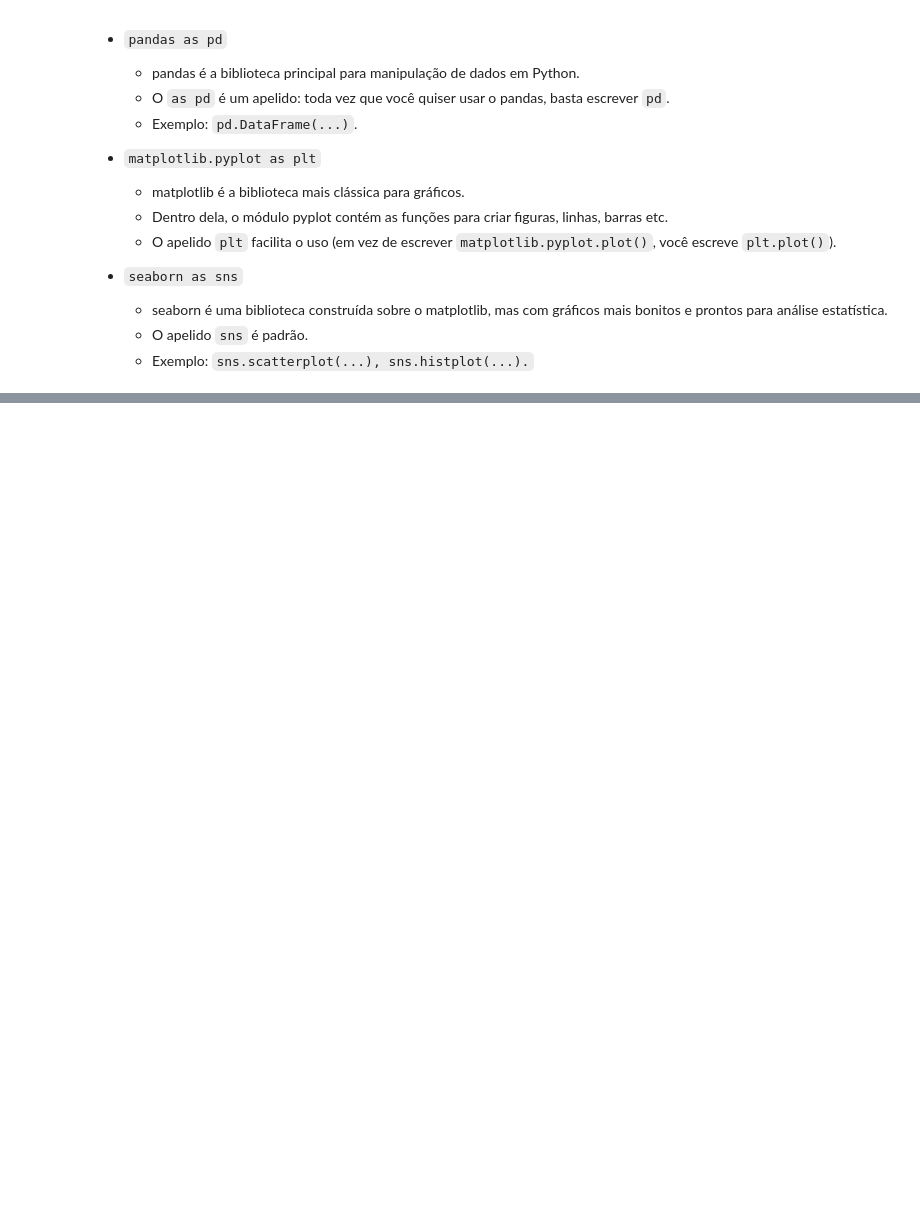
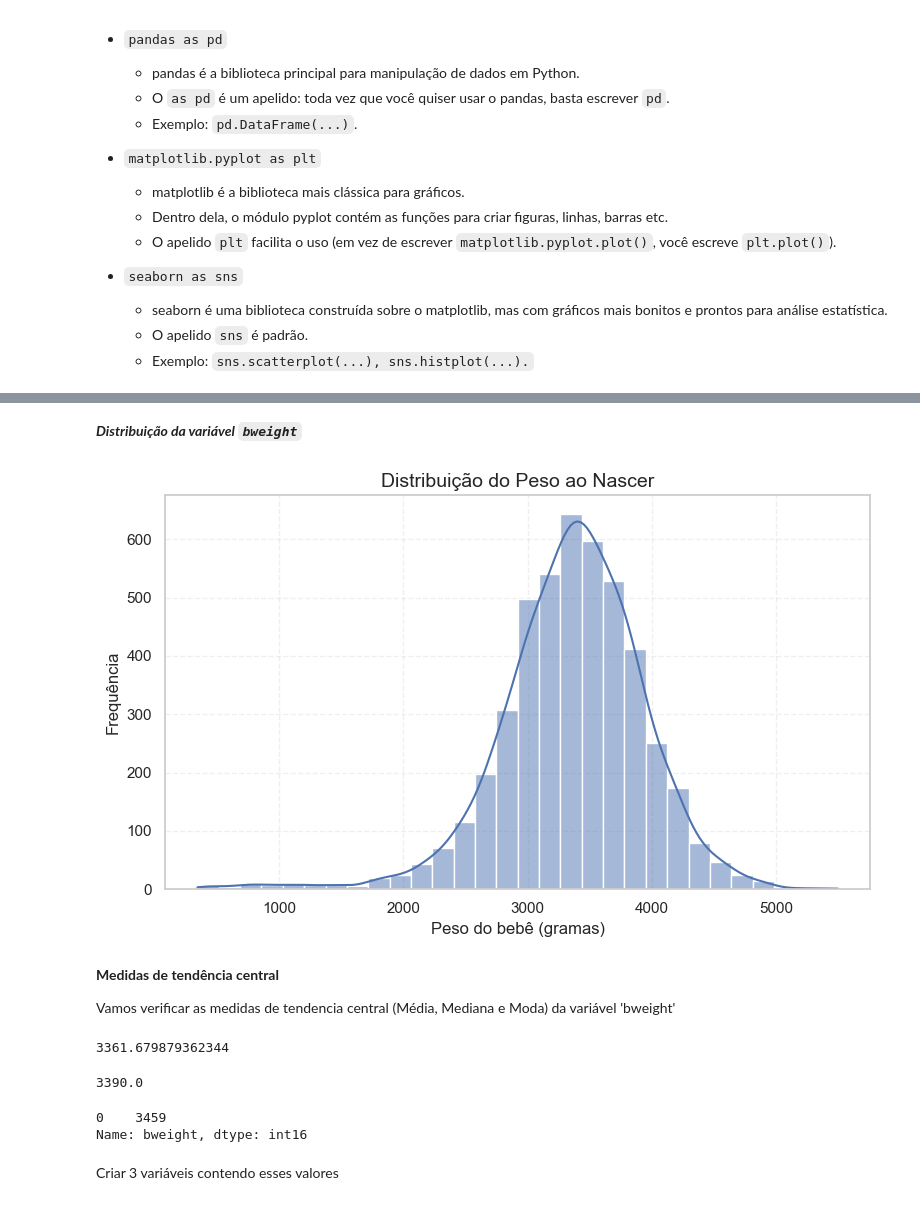
Before and after one commit to Daniel-Uhr/UFSC_2025, a Jupyter notebook: Seminario_2025_UFSC.ipynb, the cells around one changed output, grey strips where cells are left out. Cells and saved outputs as stored; diff of their text form; code cells hidden in the pictures; blank space fills up the shorter version.

```diff
--- a/Seminario_2025_UFSC.ipynb
+++ b/Seminario_2025_UFSC.ipynb
@@ -294,0 +273,3 @@ max    3100.000000  0.610000
+# %%
+# DataFrame (banco de dados)
+df = pd.read_stata("https://github.com/Daniel-Uhr/data/raw/main/cattaneo2.dta")
@@ -294,0 +328,40 @@ max    3100.000000  0.610000
+# %% [markdown]
+***Distribuição da variável `bweight`***
+# %%
+# Definir estilo e paleta
+sns.set_theme(style="whitegrid", palette="deep")
+
+plt.figure(figsize=(8,5))
+sns.histplot(df["bweight"], bins=30, kde=True, alpha=0.5)
+
+# Títulos e rótulos
+plt.title("Distribuição do Peso ao Nascer", fontsize=14)
+plt.xlabel("Peso do bebê (gramas)", fontsize=12)
+plt.ylabel("Frequência", fontsize=12)
+
+# Ajustar grid
+plt.grid(True, linestyle="--", alpha=0.3)
+
+plt.tight_layout()
+plt.show()
+# %% [output]
+[figure, added]
+# %% [markdown]
+**Medidas de tendência central**
+
+Vamos verificar as medidas de tendencia central (Média, Mediana e Moda) da variável 'bweight'
+# %%
+df['bweight'].mean()
+# %% [output]
+3361.679879362344
+# %%
+df['bweight'].median()
+# %% [output]
+3390.0
+# %%
+df['bweight'].mode()
+# %% [output]
+0    3459
+Name: bweight, dtype: int16
+# %% [markdown]
+Criar 3 variáveis contendo esses valores
```
Also changed, not shown: parts of 51 cells of this notebook.
